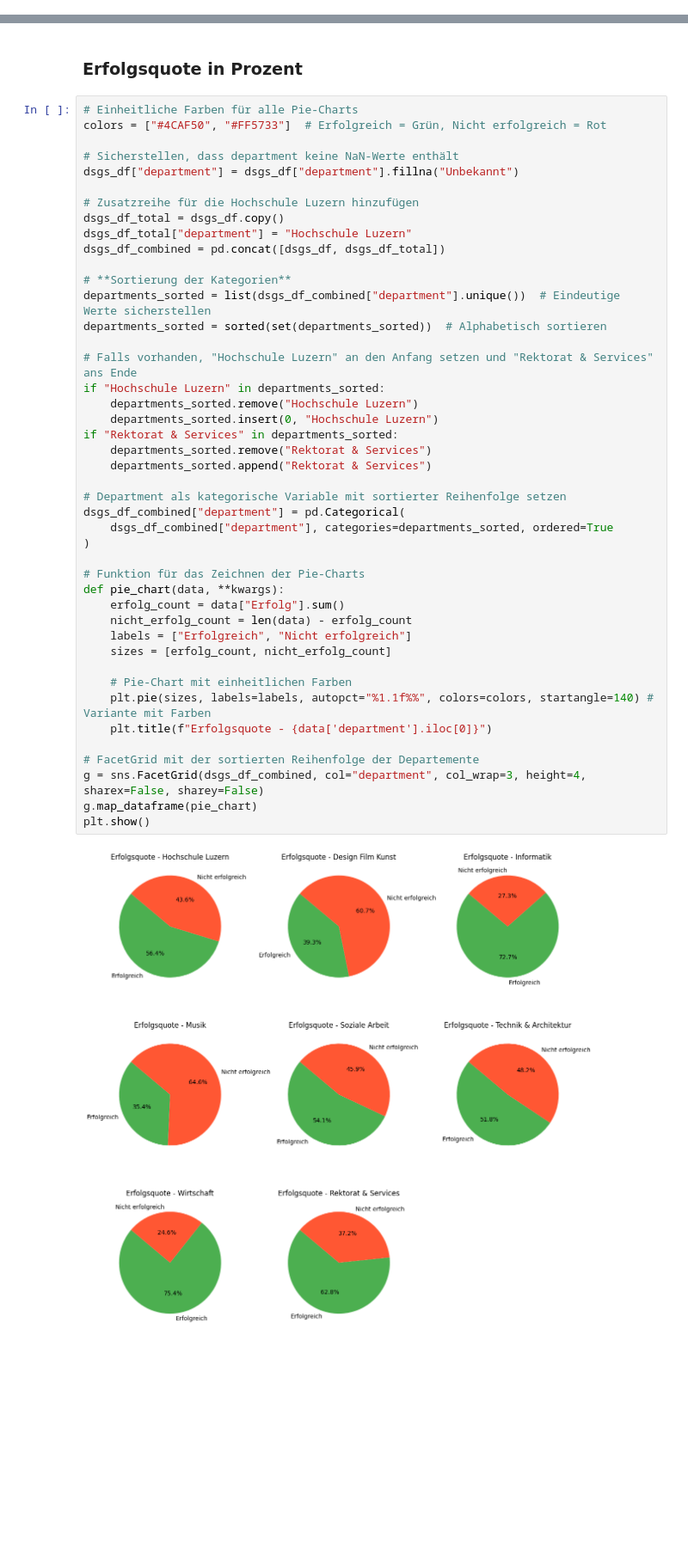
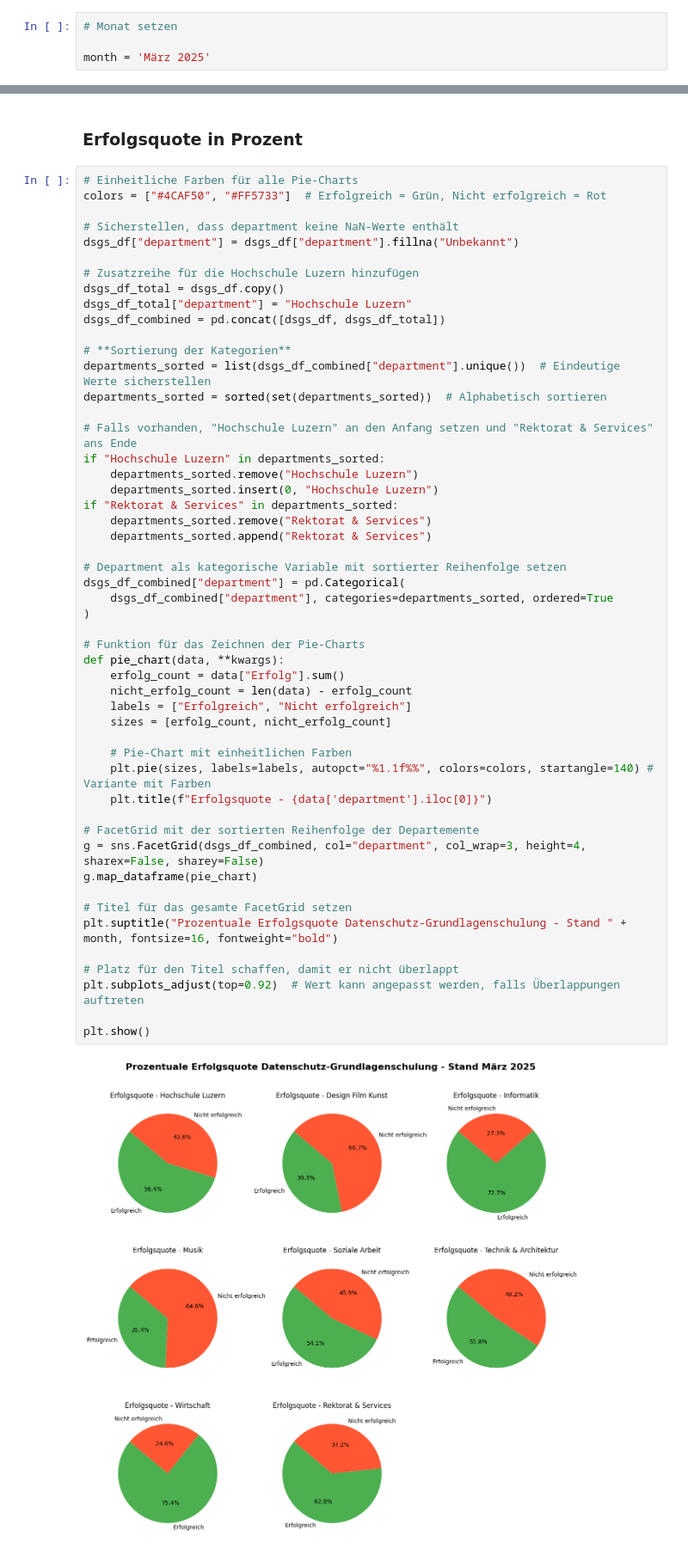
Before and after one commit to ruben-antenen/bina, a Jupyter notebook: MY PROJECTS/DSGS-Reporting.ipynb, the cells around one changed output, grey strips where cells are left out. Shown at 86% size. Drawn from its saved outputs; the diff is of its cells as text; blank space fills up the shorter version.

```diff
--- a/MY PROJECTS/DSGS-Reporting.ipynb
+++ b/MY PROJECTS/DSGS-Reporting.ipynb
@@ -26,6 +26,10 @@ Requirement already satisfied: et-xmlfile in /Users/rubenantenen/jupyter-env/lib
 ## Datenimport
 
 ### Active Directory
+# %%
+# Monat setzen
+
+month = 'März 2025'
 # %%
 ad_file_path = "/Users/rubenantenen/Library/CloudStorage/OneDrive-HochschuleLuzern/Datenschutz/Projekte/P2410 DSGS Organisation/Reporting 2025/2025.03/userimport.csv"
 
@@ -105,31 +109,38 @@ departments_sorted = sorted(set(departments_sorted))  # Alphabetisch sortieren
 
 # Falls vorhanden, "Hochschule Luzern" an den Anfang setzen und "Rektorat & Services" ans Ende
 if "Hochschule Luzern" in departments_sorted:
     departments_sorted.remove("Hochschule Luzern")
     departments_sorted.insert(0, "Hochschule Luzern")
 if "Rektorat & Services" in departments_sorted:
     departments_sorted.remove("Rektorat & Services")
     departments_sorted.append("Rektorat & Services")
 
 # Department als kategorische Variable mit sortierter Reihenfolge setzen
 dsgs_df_combined["department"] = pd.Categorical(
     dsgs_df_combined["department"], categories=departments_sorted, ordered=True
 )
 
 # Funktion für das Zeichnen der Pie-Charts
 def pie_chart(data, **kwargs):
     erfolg_count = data["Erfolg"].sum()
     nicht_erfolg_count = len(data) - erfolg_count
     labels = ["Erfolgreich", "Nicht erfolgreich"]
     sizes = [erfolg_count, nicht_erfolg_count]
 
     # Pie-Chart mit einheitlichen Farben
     plt.pie(sizes, labels=labels, autopct="%1.1f%%", colors=colors, startangle=140) # Variante mit Farben
     plt.title(f"Erfolgsquote - {data['department'].iloc[0]}")
 
 # FacetGrid mit der sortierten Reihenfolge der Departemente
 g = sns.FacetGrid(dsgs_df_combined, col="department", col_wrap=3, height=4, sharex=False, sharey=False)
 g.map_dataframe(pie_chart)
+
+# Titel für das gesamte FacetGrid setzen
+plt.suptitle("Prozentuale Erfolgsquote Datenschutz-Grundlagenschulung - Stand " + month, fontsize=16, fontweight="bold")
+
+# Platz für den Titel schaffen, damit er nicht überlappt
+plt.subplots_adjust(top=0.92)  # Wert kann angepasst werden, falls Überlappungen auftreten
+
 plt.show()
 # %% [output]
-[figure, old version]
+[figure, new version]
```
Also changed, not shown: parts of 2 cells of this notebook.
